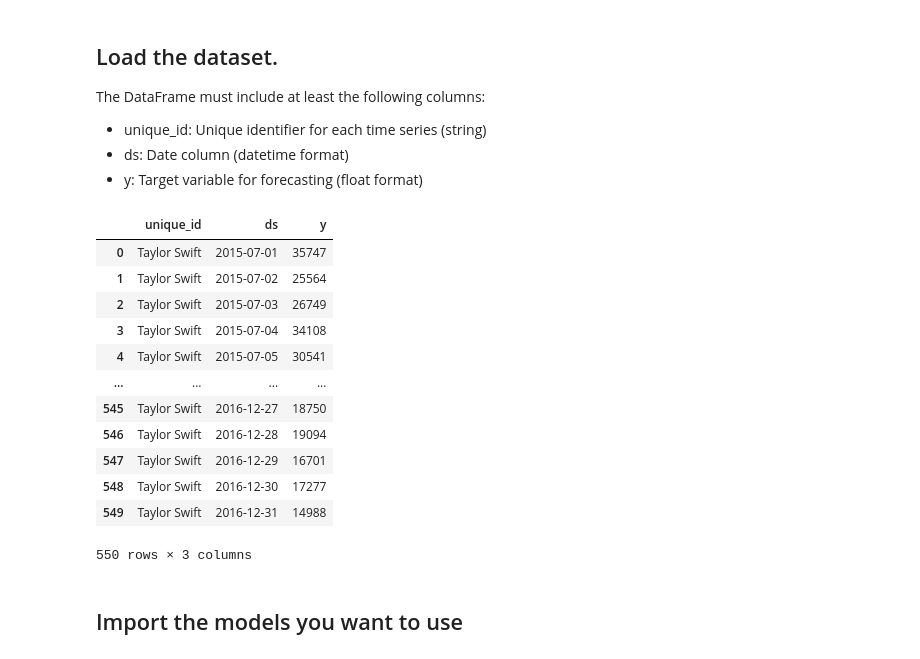
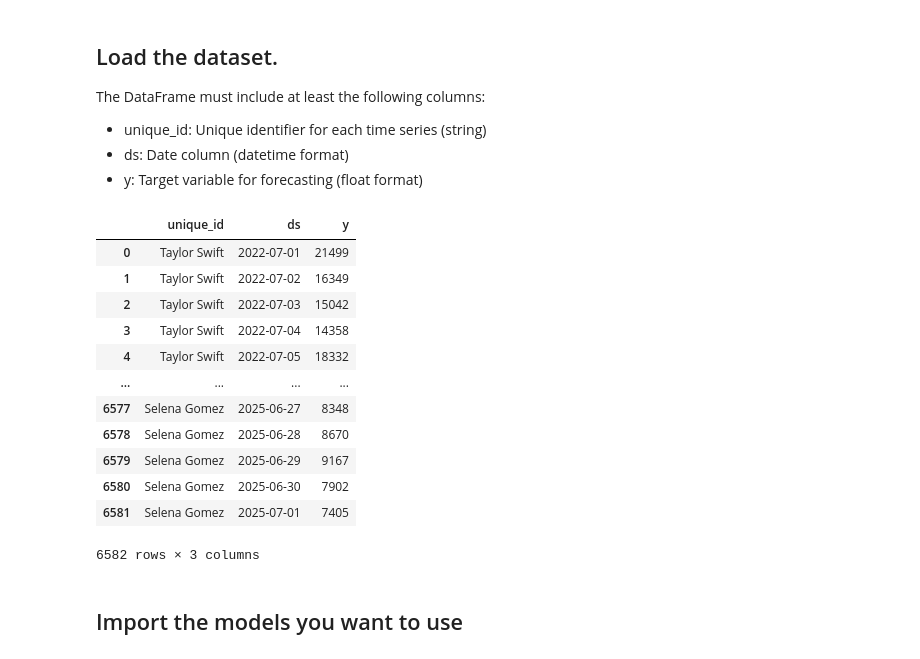
Before and after one commit to mpg05883/timecopilot, a Jupyter notebook: docs/examples/anomaly-detection-forecaster-quickstart.ipynb, the cells around one changed output. Drawn from its saved outputs; the diff is of its cells as text; code cells hidden in the pictures.

```diff
--- a/docs/examples/anomaly-detection-forecaster-quickstart.ipynb
+++ b/docs/examples/anomaly-detection-forecaster-quickstart.ipynb
@@ -15,24 +18,24 @@ The DataFrame must include at least the following columns:
 - y: Target variable for forecasting (float format)
 # %%
 df = pd.read_csv(
-    "https://timecopilot.s3.amazonaws.com/public/data/taylor_swift_pageviews.csv",
+    "https://timecopilot.s3.amazonaws.com/public/data/the_anomaly_tour.csv",
     parse_dates=["ds"],
 )
 df
 # %% [output]
 |  | unique_id | ds | y |
-| 0 | Taylor Swift | 2015-07-01 | 35747 |
-| 1 | Taylor Swift | 2015-07-02 | 25564 |
-| 2 | Taylor Swift | 2015-07-03 | 26749 |
-| 3 | Taylor Swift | 2015-07-04 | 34108 |
-| 4 | Taylor Swift | 2015-07-05 | 30541 |
+| 0 | Taylor Swift | 2022-07-01 | 21499 |
+| 1 | Taylor Swift | 2022-07-02 | 16349 |
+| 2 | Taylor Swift | 2022-07-03 | 15042 |
+| 3 | Taylor Swift | 2022-07-04 | 14358 |
+| 4 | Taylor Swift | 2022-07-05 | 18332 |
 | ... | ... | ... | ... |
-| 545 | Taylor Swift | 2016-12-27 | 18750 |
-| 546 | Taylor Swift | 2016-12-28 | 19094 |
-| 547 | Taylor Swift | 2016-12-29 | 16701 |
-| 548 | Taylor Swift | 2016-12-30 | 17277 |
-| 549 | Taylor Swift | 2016-12-31 | 14988 |
+| 6577 | Selena Gomez | 2025-06-27 | 8348 |
+| 6578 | Selena Gomez | 2025-06-28 | 8670 |
+| 6579 | Selena Gomez | 2025-06-29 | 9167 |
+| 6580 | Selena Gomez | 2025-06-30 | 7902 |
+| 6581 | Selena Gomez | 2025-07-01 | 7405 |
-550 rows × 3 columns
+6582 rows × 3 columns
 # %% [markdown]
 ## Import the models you want to use
 # %%
```
Also changed, not shown: parts of 7 cells of this notebook.
